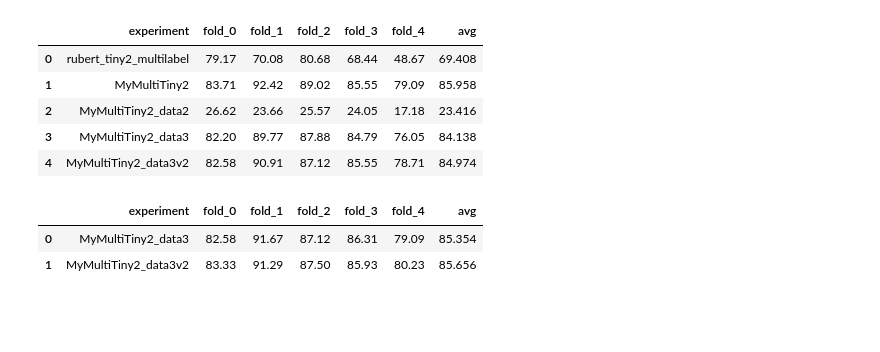
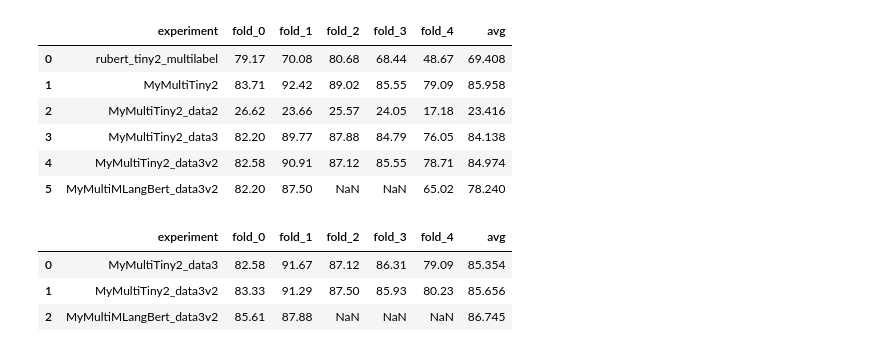
Before and after one commit to gilmoright/CommandClassifier, a Jupyter notebook: Notebooks/Reports/Compare_percend_of_right_example.ipynb, the cells around one changed output. Drawn from its saved outputs; the diff is of its cells as text; code cells hidden in the pictures; blank space fills up the shorter version.

```diff
--- a/Notebooks/Reports/Compare_percend_of_right_example.ipynb
+++ b/Notebooks/Reports/Compare_percend_of_right_example.ipynb
@@ -10,7 +10,8 @@ REPORTS_DIR = "/s/ls4/users/grartem/RL_robots/CommandClassifier/models/"
 # %%
 table = []
 for experimentName in ["rubert_tiny_multilabel", "rubert_tiny2_multilabel", "rubert_tiny2_multilabel_useY",
-                       "MyMultiTiny2", "rubert_tiny2_multilabel_noYno0", "MyMultiTiny2_data2", "MyMultiTiny2_data3", "MyMultiTiny2_data3v2"]:
+                       "MyMultiTiny2", "rubert_tiny2_multilabel_noYno0", "MyMultiTiny2_data2", "MyMultiTiny2_data3", "MyMultiTiny2_data3v2",
+                      "MyMultiMLangBert_data3v2"]:
     table.append({
             "experiment": experimentName,
         })
@@ -62,35 +65,37 @@ table_df
 # %%
 # Using Rule to exclude impossible combinations and chose most probable variants
 table = []
-for experimentName in ["rubert_tiny2_multilabel", "MyMultiTiny2", "MyMultiTiny2_data2",  "MyMultiTiny2_data3", "MyMultiTiny2_data3v2"]:
+for experimentName in ["rubert_tiny2_multilabel", "MyMultiTiny2", "MyMultiTiny2_data2",  "MyMultiTiny2_data3",
+                       "MyMultiTiny2_data3v2", "MyMultiMLangBert_data3v2"]:
     table.append({
             "experiment": experimentName,
         })
     for fold_i in range(5):
         if not os.path.exists(os.path.join(REPORTS_DIR, experimentName, "fold_{}".format(fold_i), "reports", "epoch-{}_avg_report_rule.json".format(10))):
             continue
         with open(os.path.join(REPORTS_DIR, experimentName, "fold_{}".format(fold_i), "reports", "epoch-{}_avg_report_rule.json".format(10)), "r") as f:
             report = json.load(f)
         table[-1]["fold_{}".format(fold_i)] = np.round(100*report['correct_samples_perc'], 2)
 table_df = pd.DataFrame(table)
 table_df["avg"] = table_df.mean(axis=1)
 table_df
 # %% [output]
 |  | experiment | fold_0 | fold_1 | fold_2 | fold_3 | fold_4 | avg |
 | 0 | rubert_tiny2_multilabel | 79.17 | 70.08 | 80.68 | 68.44 | 48.67 | 69.408 |
 | 1 | MyMultiTiny2 | 83.71 | 92.42 | 89.02 | 85.55 | 79.09 | 85.958 |
 | 2 | MyMultiTiny2_data2 | 26.62 | 23.66 | 25.57 | 24.05 | 17.18 | 23.416 |
 | 3 | MyMultiTiny2_data3 | 82.20 | 89.77 | 87.88 | 84.79 | 76.05 | 84.138 |
 | 4 | MyMultiTiny2_data3v2 | 82.58 | 90.91 | 87.12 | 85.55 | 78.71 | 84.974 |
+| 5 | MyMultiMLangBert_data3v2 | 82.20 | 87.50 | NaN | NaN | 65.02 | 78.240 |
 # %%
 # epoch 20
 table = []
-for experimentName in ["MyMultiTiny2_data3", "MyMultiTiny2_data3v2"]:
+for experimentName in ["MyMultiTiny2_data3", "MyMultiTiny2_data3v2", "MyMultiMLangBert_data3v2"]:
     table.append({
             "experiment": experimentName,
         })
     for fold_i in range(5):
-        if not os.path.exists(os.path.join(REPORTS_DIR, experimentName, "fold_{}".format(fold_i), "reports", "epoch-{}_avg_report_rule.json".format(10))):
+        if not os.path.exists(os.path.join(REPORTS_DIR, experimentName, "fold_{}".format(fold_i), "reports", "epoch-{}_avg_report_rule.json".format(20))):
             continue
         with open(os.path.join(REPORTS_DIR, experimentName, "fold_{}".format(fold_i), "reports", "epoch-{}_avg_report_rule.json".format(20)), "r") as f:
             report = json.load(f)
@@ -102,3 +107,4 @@ table_df
 |  | experiment | fold_0 | fold_1 | fold_2 | fold_3 | fold_4 | avg |
 | 0 | MyMultiTiny2_data3 | 82.58 | 91.67 | 87.12 | 86.31 | 79.09 | 85.354 |
 | 1 | MyMultiTiny2_data3v2 | 83.33 | 91.29 | 87.50 | 85.93 | 80.23 | 85.656 |
+| 2 | MyMultiMLangBert_data3v2 | 85.61 | 87.88 | NaN | NaN | NaN | 86.745 |
```
Also changed, not shown: parts of 2 cells of this notebook, 4 other files.
